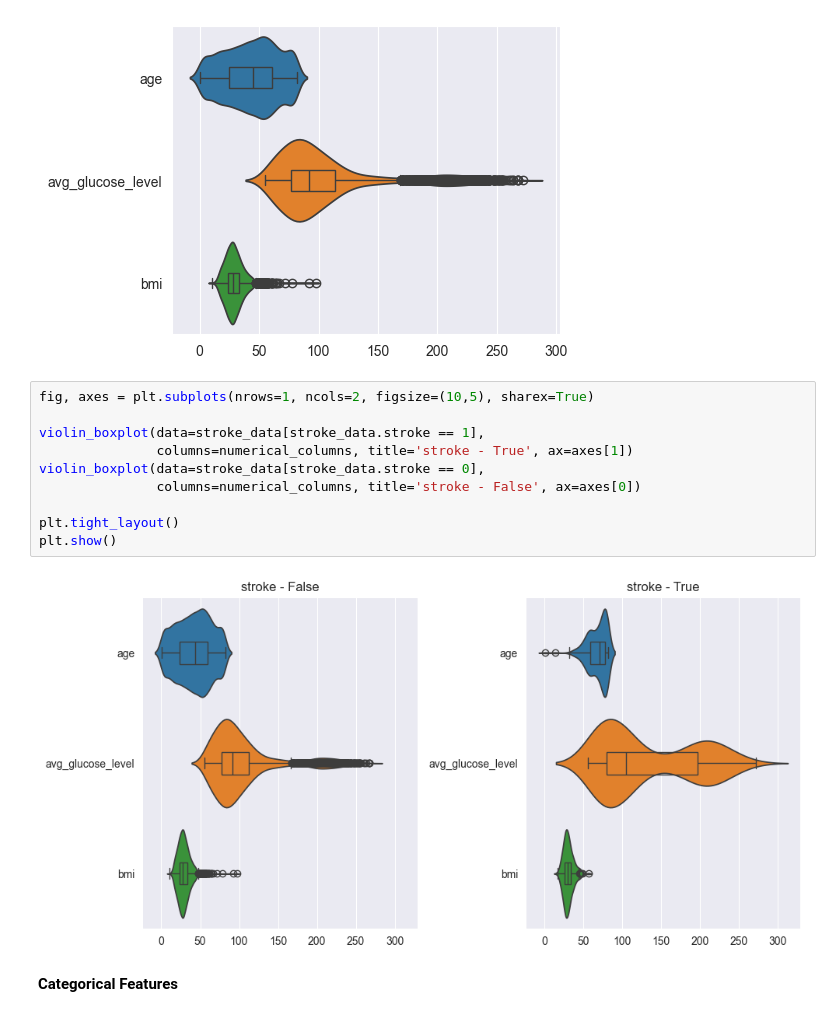
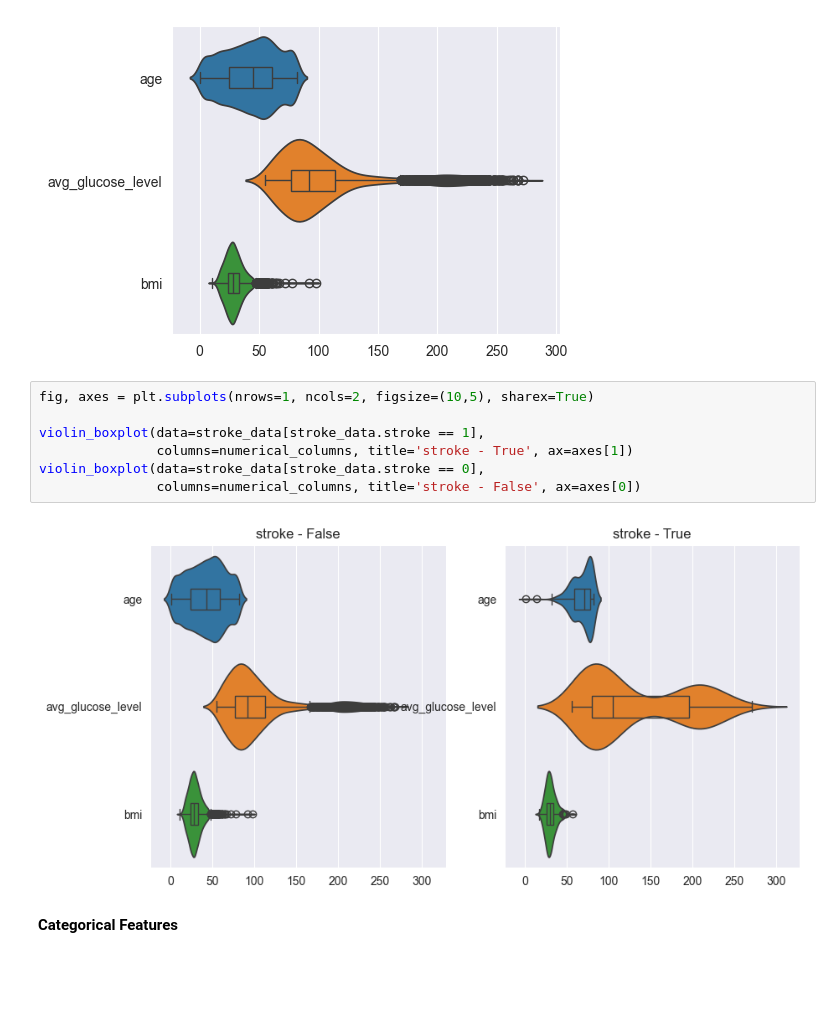
Before and after one commit to CelineChiLamNg/healthcare-stroke-prediction, a Jupyter notebook: stroke_prediction.ipynb, the cells around one changed output. Saved outputs shown, nothing was run; the diff lists cells and outputs as text; blank space fills up the shorter version.

```diff
--- a/stroke_prediction.ipynb
+++ b/stroke_prediction.ipynb
@@ -378,15 +378,12 @@ AttributeError: 'NoneType' object has no attribute 'set_title'
 # %%
 fig, axes = plt.subplots(nrows=1, ncols=2, figsize=(10,5), sharex=True)
 
 violin_boxplot(data=stroke_data[stroke_data.stroke == 1],
                columns=numerical_columns, title='stroke - True', ax=axes[1])
 violin_boxplot(data=stroke_data[stroke_data.stroke == 0],
                columns=numerical_columns, title='stroke - False', ax=axes[0])
-
-plt.tight_layout()
-plt.show()
 # %% [output]
-[figure, old version]
+[figure, new version]
 # %% [markdown]
 **Categorical Features**
 # %% [markdown]
```
